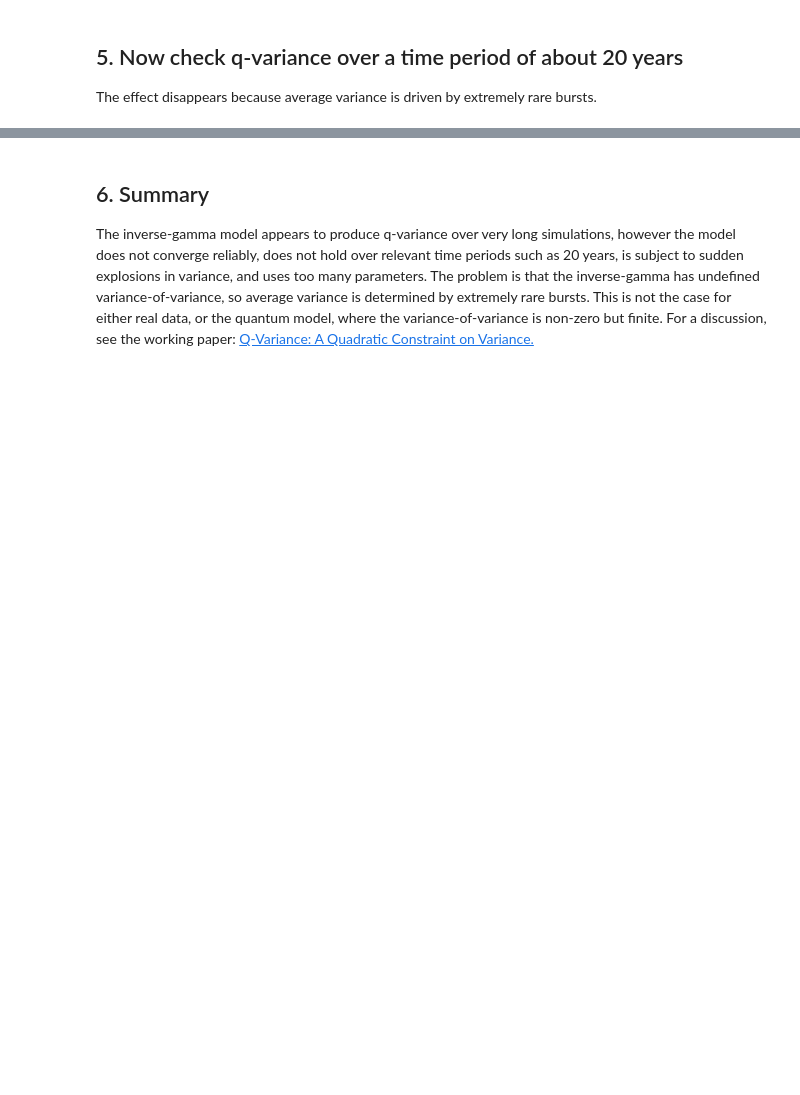
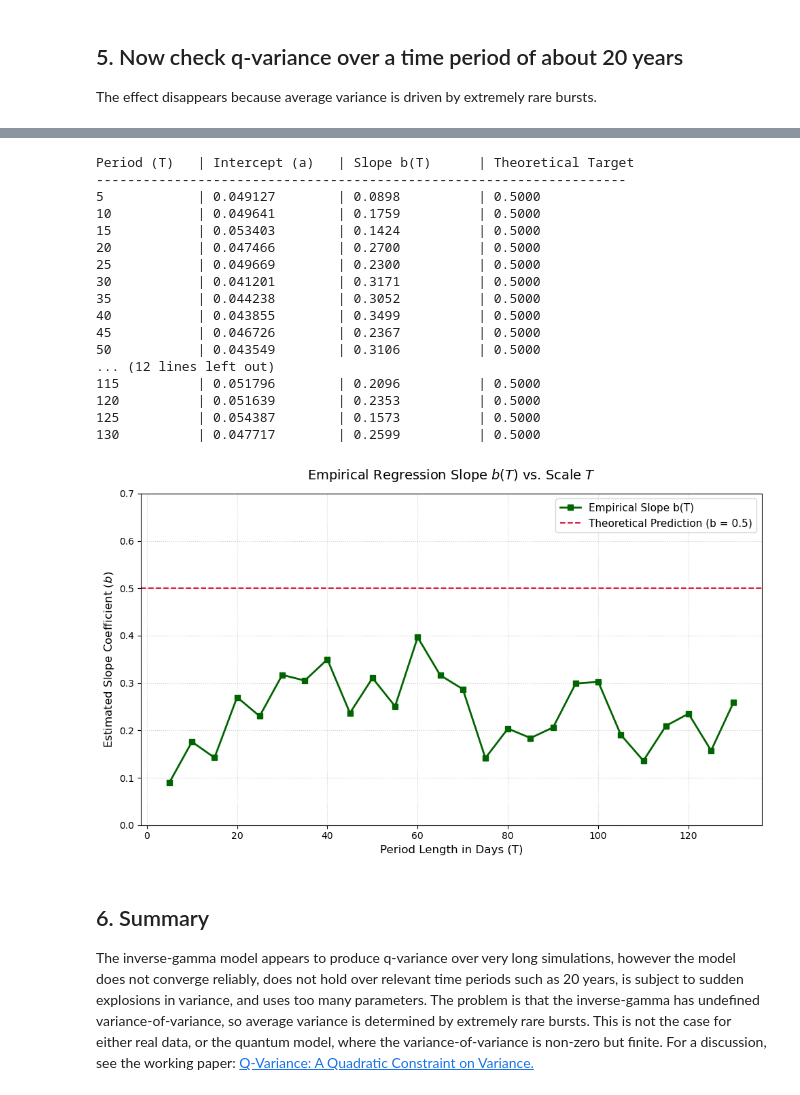
Before and after one commit to q-variance/challenge, a Jupyter notebook: notebooks/invgammavar.ipynb, the cells around one changed output, grey strips where cells are left out. Drawn from its saved outputs; the diff is of its cells as text; code cells hidden in the pictures; blank space fills up the shorter version.

```diff
--- a/notebooks/invgammavar.ipynb
+++ b/notebooks/invgammavar.ipynb
@@ -330,3 +331,83 @@ Generated 3,836 data points
+# %%
+def analyze_and_plot_slopes(dataframe):
+    """
+    Performs a linear regression y = a + b * z^2 for each period T,
+    extracts the slope b(T), prints a summary table, and plots b(T) vs T.
+
+    Parameters:
+    - dataframe (pd.DataFrame): The master combined dataframe containing 'z', 'v', and 't'
+    """
+    # Group by the unique period lengths present in the dataframe
+    grouped = dataframe.groupby('T')
+
+    t_list = []
+    b_list = []
+    a_list = []
+
+    print(f"{'Period (T)':<12} | {'Intercept (a)':<15} | {'Slope b(T)':<15} | {'Theoretical Target':<18}")
+    print("-" * 68)
+
+    for t_val, group in grouped:
+        x = group['z']**2
+        y = group['var']
+
+        # np.polyfit(x, y, 1) fits a 1st-degree polynomial: y = slope * x + intercept
+        # It handles ordinary least squares regression natively
+        slope, intercept = np.polyfit(x, y, 1)
+
+        t_list.append(t_val)
+        b_list.append(slope)
+        a_list.append(intercept)
+
+        print(f"{t_val:<12} | {intercept:<15.6f} | {slope:<15.4f} | 0.5000")
+
+    # --- Visualization Code ---
+    fig, ax = plt.subplots(figsize=(10, 6))
+
+    # Plot empirical slope values
+    ax.plot(t_list, b_list, marker='s', markersize=6, color='darkgreen',
+            linestyle='-', linewidth=2, label='Empirical Slope b(T)')
+
+    # Plot the expected theoretical horizontal line
+    ax.axhline(y=0.5, color='crimson', linestyle='--', linewidth=1.5,
+               label='Theoretical Prediction (b = 0.5)')
+
+    # Visual Layout Polish
+    ax.set_title(r'Empirical Regression Slope $b(T)$ vs. Scale $T$', fontsize=14, pad=15)
+    ax.set_xlabel('Period Length in Days (T)', fontsize=12)
+    ax.set_ylabel(r'Estimated Slope Coefficient ($b$)', fontsize=12)
+
+    # Configure grid lines and legend
+    ax.grid(True, linestyle=':', alpha=0.6)
+    ax.legend(fontsize=11, loc='best')
+
+    # Force y-axis scaling to bracket the target symmetrically
+    ax.set_ylim(0., 0.7)
+
+    plt.tight_layout()
+    plt.show()
+
+#print((df2))
+analyze_and_plot_slopes(df2)
+# %% [output]
+Period (T)   | Intercept (a)   | Slope b(T)      | Theoretical Target
+--------------------------------------------------------------------
+5            | 0.049127        | 0.0898          | 0.5000
+10           | 0.049641        | 0.1759          | 0.5000
+15           | 0.053403        | 0.1424          | 0.5000
+20           | 0.047466        | 0.2700          | 0.5000
+25           | 0.049669        | 0.2300          | 0.5000
+30           | 0.041201        | 0.3171          | 0.5000
+35           | 0.044238        | 0.3052          | 0.5000
+40           | 0.043855        | 0.3499          | 0.5000
+45           | 0.046726        | 0.2367          | 0.5000
+50           | 0.043549        | 0.3106          | 0.5000
+... (12 lines left out)
+115          | 0.051796        | 0.2096          | 0.5000
+120          | 0.051639        | 0.2353          | 0.5000
+125          | 0.054387        | 0.1573          | 0.5000
+130          | 0.047717        | 0.2599          | 0.5000
+[figure, added]
 # %% [markdown]
 ## 6. Summary
 The inverse-gamma model appears to produce q-variance over very long simulations, however the model does not converge reliably, does not hold over relevant time periods such as 20 years, is subject to sudden explosions in variance, and uses too many parameters. The problem is that the inverse-gamma has undefined variance-of-variance, so average variance is determined by extremely rare bursts. This is not the case for either real data, or the quantum model, where the variance-of-variance is non-zero but finite. For a discussion, see the working paper: [Q-Variance: A Quadratic Constraint on Variance.](https://papers.ssrn.com/sol3/papers.cfm?abstract_id=6140027)
```
Also changed, not shown: parts of 9 cells of this notebook.
